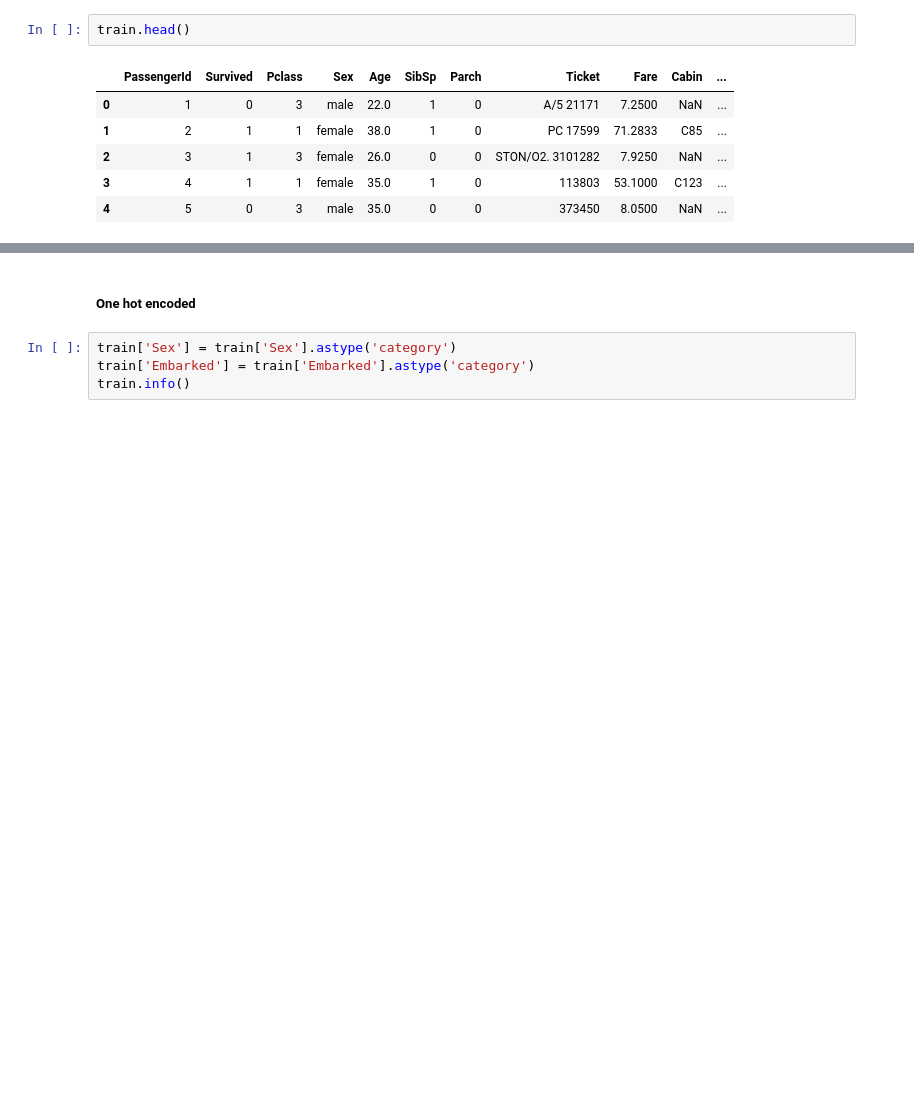
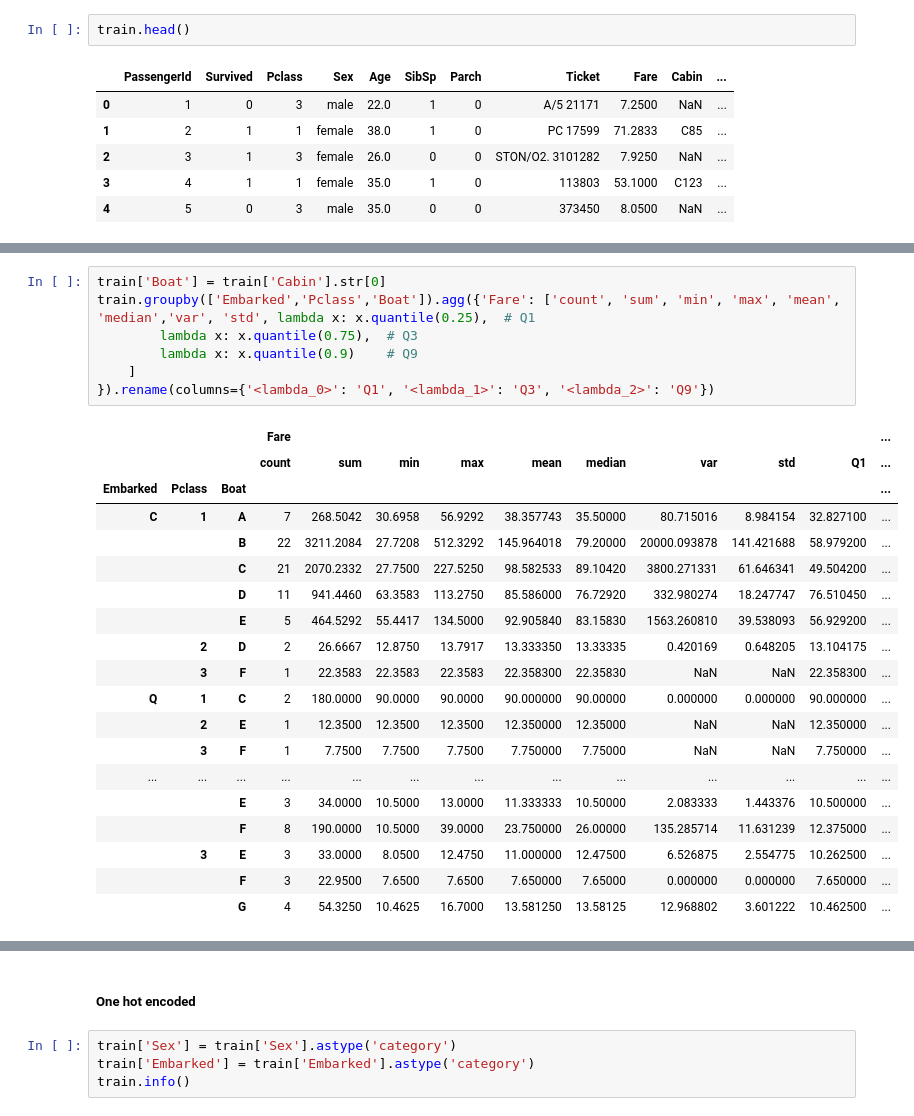
Before and after one commit to maylonleoncio/titanic, a Jupyter notebook: titanic_analysis.ipynb, the cells around one changed output, grey strips where cells are left out. Saved outputs shown, nothing was run; the diff lists cells and outputs as text; blank space fills up the shorter version.

```diff
--- a/titanic_analysis.ipynb
+++ b/titanic_analysis.ipynb
@@ -450,0 +472,27 @@ train.head(100)
+# %%
+train['Boat'] = train['Cabin'].str[0]
+train.groupby(['Embarked','Pclass','Boat']).agg({'Fare': ['count', 'sum', 'min', 'max', 'mean', 'median','var', 'std', lambda x: x.quantile(0.25),  # Q1
+        lambda x: x.quantile(0.75),  # Q3
+        lambda x: x.quantile(0.9)    # Q9
+    ]
+}).rename(columns={'<lambda_0>': 'Q1', '<lambda_1>': 'Q3', '<lambda_2>': 'Q9'})
+# %% [output]
+|  |  |  | Fare |  |  |  |  |  |  |  |  | ... |
+|  |  |  | count | sum | min | max | mean | median | var | std | Q1 | ... |
+| Embarked | Pclass | Boat |  |  |  |  |  |  |  |  |  | ... |
+| C | 1 | A | 7 | 268.5042 | 30.6958 | 56.9292 | 38.357743 | 35.50000 | 80.715016 | 8.984154 | 32.827100 | ... |
+|  |  | B | 22 | 3211.2084 | 27.7208 | 512.3292 | 145.964018 | 79.20000 | 20000.093878 | 141.421688 | 58.979200 | ... |
+|  |  | C | 21 | 2070.2332 | 27.7500 | 227.5250 | 98.582533 | 89.10420 | 3800.271331 | 61.646341 | 49.504200 | ... |
+|  |  | D | 11 | 941.4460 | 63.3583 | 113.2750 | 85.586000 | 76.72920 | 332.980274 | 18.247747 | 76.510450 | ... |
+|  |  | E | 5 | 464.5292 | 55.4417 | 134.5000 | 92.905840 | 83.15830 | 1563.260810 | 39.538093 | 56.929200 | ... |
+|  | 2 | D | 2 | 26.6667 | 12.8750 | 13.7917 | 13.333350 | 13.33335 | 0.420169 | 0.648205 | 13.104175 | ... |
+|  | 3 | F | 1 | 22.3583 | 22.3583 | 22.3583 | 22.358300 | 22.35830 | NaN | NaN | 22.358300 | ... |
+| Q | 1 | C | 2 | 180.0000 | 90.0000 | 90.0000 | 90.000000 | 90.00000 | 0.000000 | 0.000000 | 90.000000 | ... |
+|  | 2 | E | 1 | 12.3500 | 12.3500 | 12.3500 | 12.350000 | 12.35000 | NaN | NaN | 12.350000 | ... |
+|  | 3 | F | 1 | 7.7500 | 7.7500 | 7.7500 | 7.750000 | 7.75000 | NaN | NaN | 7.750000 | ... |
+| ... | ... | ... | ... | ... | ... | ... | ... | ... | ... | ... | ... | ... |
+|  |  | E | 3 | 34.0000 | 10.5000 | 13.0000 | 11.333333 | 10.50000 | 2.083333 | 1.443376 | 10.500000 | ... |
+|  |  | F | 8 | 190.0000 | 10.5000 | 39.0000 | 23.750000 | 26.00000 | 135.285714 | 11.631239 | 12.375000 | ... |
+|  | 3 | E | 3 | 33.0000 | 8.0500 | 12.4750 | 11.000000 | 12.47500 | 6.526875 | 2.554775 | 10.262500 | ... |
+|  |  | F | 3 | 22.9500 | 7.6500 | 7.6500 | 7.650000 | 7.65000 | 0.000000 | 0.000000 | 7.650000 | ... |
+|  |  | G | 4 | 54.3250 | 10.4625 | 16.7000 | 13.581250 | 13.58125 | 12.968802 | 3.601222 | 10.462500 | ... |
```
Also changed, not shown: parts of 28 cells of this notebook, 1 other file.
